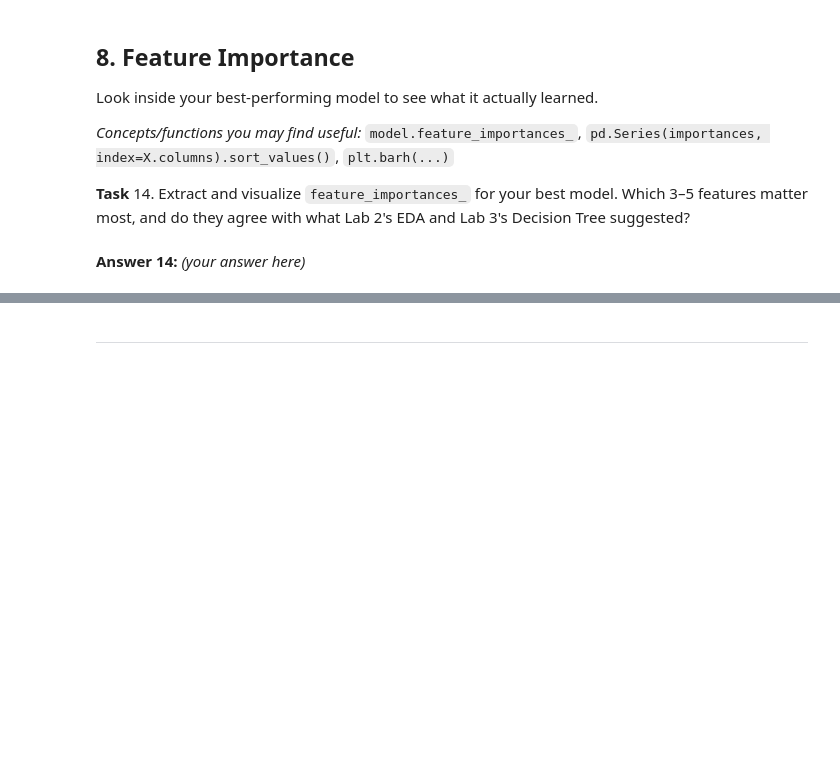
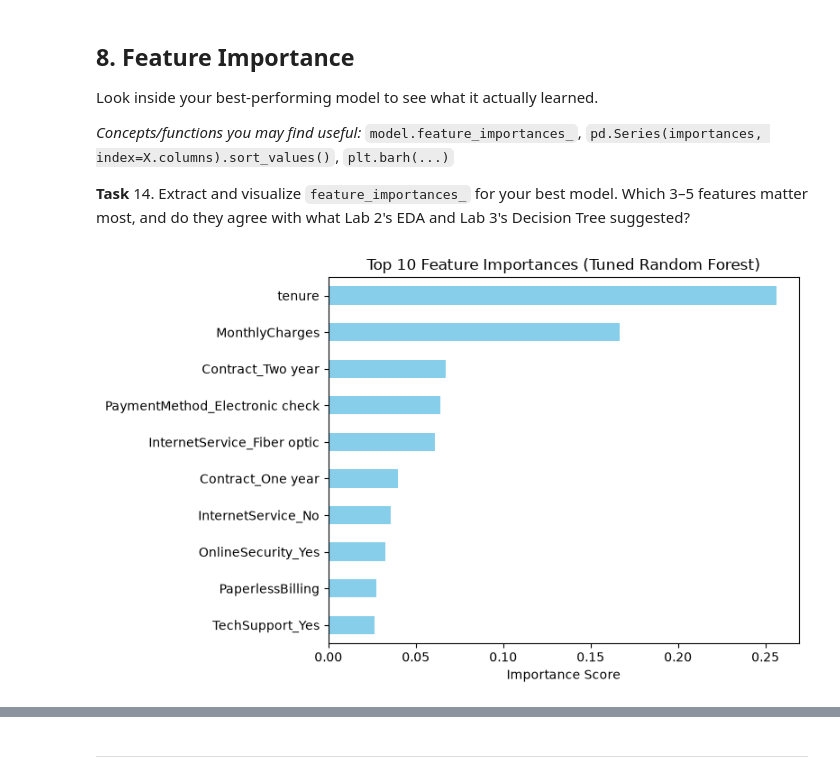
Before and after one commit to arshadalikhokhar05-sketch/machine-learning-data-preprocessing-lab, a Jupyter notebook: Lab4_Model_Comparison_Template.ipynb, the cells around one changed output, grey strips where cells are left out. Cells and saved outputs as stored; diff of their text form; code cells hidden in the pictures; blank space fills up the shorter version.

```diff
--- a/Lab4_Model_Comparison_Template.ipynb
+++ b/Lab4_Model_Comparison_Template.ipynb
@@ -363,3 +361,14 @@ Look inside your best-performing model to see what it actually learned.
-# %% [markdown]
-**Answer 14:**
-_(your answer here)_
+# %%
+# Task 14 — extract and visualize feature importances
+
+importances = pd.Series(best_rf.feature_importances_, index=X_train.columns)
+importances = importances.sort_values(ascending=True)
+
+plt.figure(figsize=(8, 5))
+importances.tail(10).plot(kind='barh', color='skyblue')
+plt.title("Top 10 Feature Importances (Tuned Random Forest)")
+plt.xlabel("Importance Score")
+plt.tight_layout()
+plt.show()
+# %% [output]
+[figure, added]
```
Also changed, not shown: parts of 8 cells of this notebook, 6 other files.
